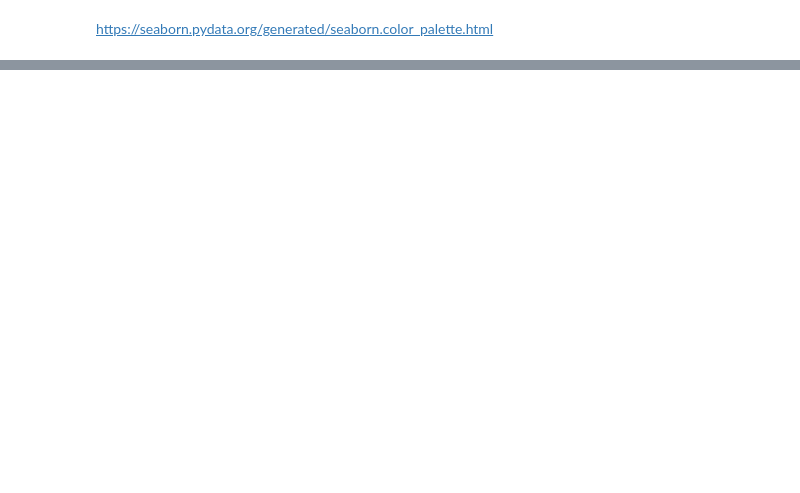
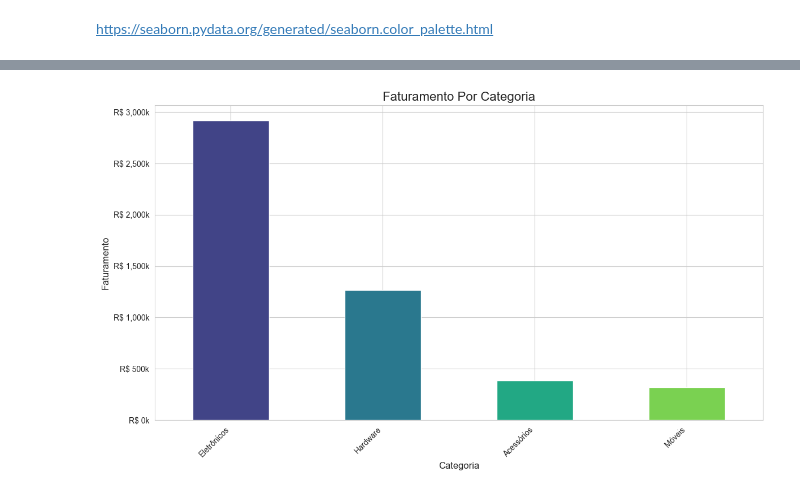
Before and after one commit to marcosfreiresantos/python_fundamentos_com_ia, a Jupyter notebook: estudos_de_caso/analise_de_vendas/mini_projeto_01.ipynb, the cells around one changed output, grey strips where cells are left out. Cells and saved outputs as stored; diff of their text form; code cells hidden in the pictures; blank space fills up the shorter version.

```diff
--- a/estudos_de_caso/analise_de_vendas/mini_projeto_01.ipynb
+++ b/estudos_de_caso/analise_de_vendas/mini_projeto_01.ipynb
@@ -457,0 +462,3 @@ plt.show()
+# %%
+# Agrupa por categoria, soma o faturamento e formata como moeda para melhor leitura
+faturamento_categoria = df_vendas.groupby('Categoria')['Faturamento'].sum().sort_values(ascending = False)
@@ -457,0 +475,41 @@ plt.show()
+# %%
+# Importa a função FuncFormatter para formatar os eixos
+from matplotlib.ticker import FuncFormatter
+
+# Ordena os dados para o gráfico ficar mais fácil de ler
+faturamento_ordenado = faturamento_categoria.sort_values(ascending = False)
+
+# Cria a figura e os Eixos (ax) com plt.subplots()
+# Isso nos dá mais controle sobre os elementos do gráfico
+fig, ax = plt.subplots(figsize = (12, 7))
+
+# Cria uma função para formatar os números
+# Essa função recebe um valor 'y' e o transforma em uma string no formato 'R$ XX K'
+def formatador_milhares(y, pos):
+    """Formata o valor em milhares (k) com o cifrão R$."""
+    return f'R$ {y/1000:,.0f}k'
+
+# Cria o objeto formatador
+formatter = FuncFormatter(formatador_milhares)
+
+# Aplica o formatador ao eixo Y (ax.yaxis)
+ax.yaxis.set_major_formatter(formatter)
+
+# Plota os dados usando o objeto 'ax'
+faturamento_ordenado.plot(kind = 'bar', ax = ax, color = sns.color_palette('viridis', len(faturamento_ordenado)))
+
+# Adiciona titulo e labels usando 'ax.set_...'ArithmeticError
+ax.set_title('Faturamento Por Categoria', fontsize = 16)
+ax.set_xlabel('Categoria', fontsize = 12)
+ax.set_ylabel('Faturamento', fontsize = 12)
+
+# Ajusta a rotação do rótulos do eixo X
+plt.xticks(rotation = 45, ha = 'right')
+
+# Garante que tudo fique bem ajustado na imagem final
+plt.tight_layout()
+
+# Exibe o gráfico
+plt.show()
+# %% [output]
+[figure, added]
```
Also changed, not shown: parts of 16 cells of this notebook.
